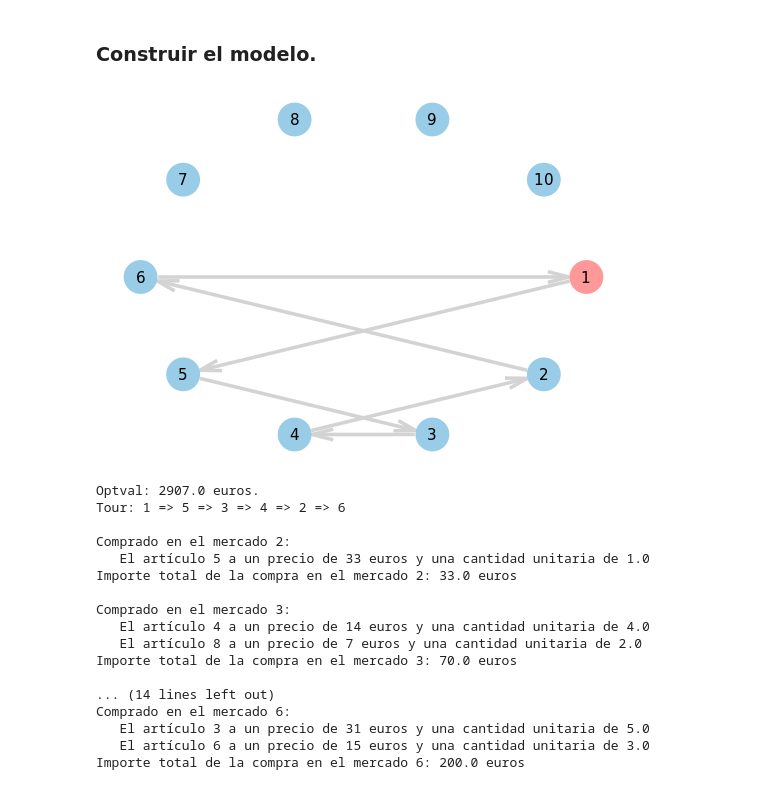
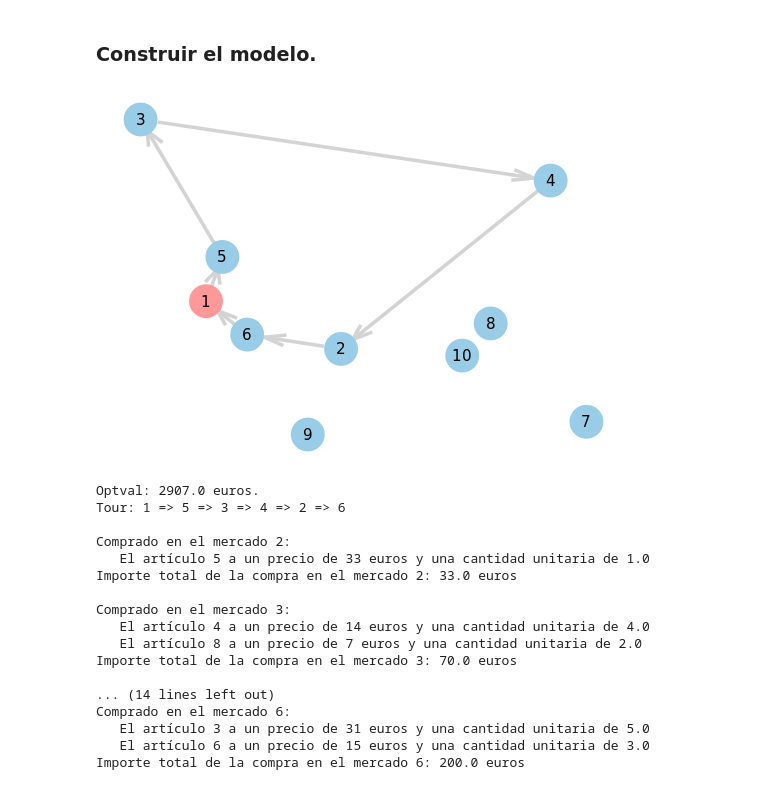
Before and after one commit to Saul-Sosa-Diaz/Ingenieria-Logistica, a Jupyter notebook: comprador_de_comercio.ipynb, the cells around one changed output. Drawn from its saved outputs; the diff is of its cells as text; code cells hidden in the pictures.

Commit message:
Arreglada coordenada de grafos

```diff
--- a/comprador_de_comercio.ipynb
+++ b/comprador_de_comercio.ipynb
@@ -117,5 +131,5 @@ Mostramos el mapa visualmente. Y el horario de apertura de los planetas
 # %%
-function PlotGraph(N, Costs)
+function PlotGraph(N, Costs, coord)
     EPS = 0.00001
     G = Graphs.SimpleDiGraph(N)
     # Add the edges to the graph
@@ -128,9 +142,10 @@ function PlotGraph(N, Costs)
     pastel_red = RGB(1.0, 0.6, 0.6)
     pastel_blue = RGB(0.6, 0.8, 0.9)
     node_colors = [pastel_red; fill(pastel_blue, N-1)]
-
+    locs_x = [ coord[i,1] for i=1:N ]
+    locs_y = [ coord[i,2] for i=1:N ]
     # Plot the graph
-    p = gplot(G, nodelabel = 1:N, layout = circular_layout, nodefillc = node_colors)
+    p = gplot(G, nodelabel = 1:N, locs_x, locs_y, nodefillc = node_colors)
     display(p)
     return
 end
@@ -178,7 +193,4 @@ function PrintTour(N,sol, buy)
     end
 
 end
-
-
-PlotGraph(N, C)
 # %% [output]
@@ -210,35 +222,35 @@ function SolveComerciante()
     @variable(model, z[i in M, l in L] >= 0)
 
     for i in 1:N
         set_upper_bound(x[i,i], 0)
     end
 
     @objective(model, Min, sum(C[i,j] * x[i,j] for i in 1:N, j in 1:N) + sum(p[i, l] * z[i, l] for i in M, l in L))
 
     # Normal TSP constraints
     @constraint(model, [i=1:N], sum(x[i,:]) == y[i])
     @constraint(model, [i=1:N], sum(x[:,i]) == y[i])
     @constraint(model, y[1] == 1)
 
     for l in L
         @constraint(model, sum(z[i, l] for i in M) == d[l])
     end
 
     for i in M, l in L
         @constraint(model, q[i, l] * y[i] >= z[i, l])
     end
 
     # Dinamic constraints
     CuttingPlane(model,x)
 
     # Show solutions
-    PlotGraph(N,value.(x))
+    PlotGraph(N,value.(x), coord)
     println("Optval: $( ceil(objective_value(model)-EPS) ) euros.")
     PrintTour(N, value.(x), value.(z))
 end
 SolveComerciante()
 # %% [output]
-[figure, old version]
+[figure, new version]
 Optval: 2907.0 euros.
 Tour: 1 => 5 => 3 => 4 => 2 => 6
 
```
Also changed, not shown: parts of 3 cells of this notebook, 2 other files.
